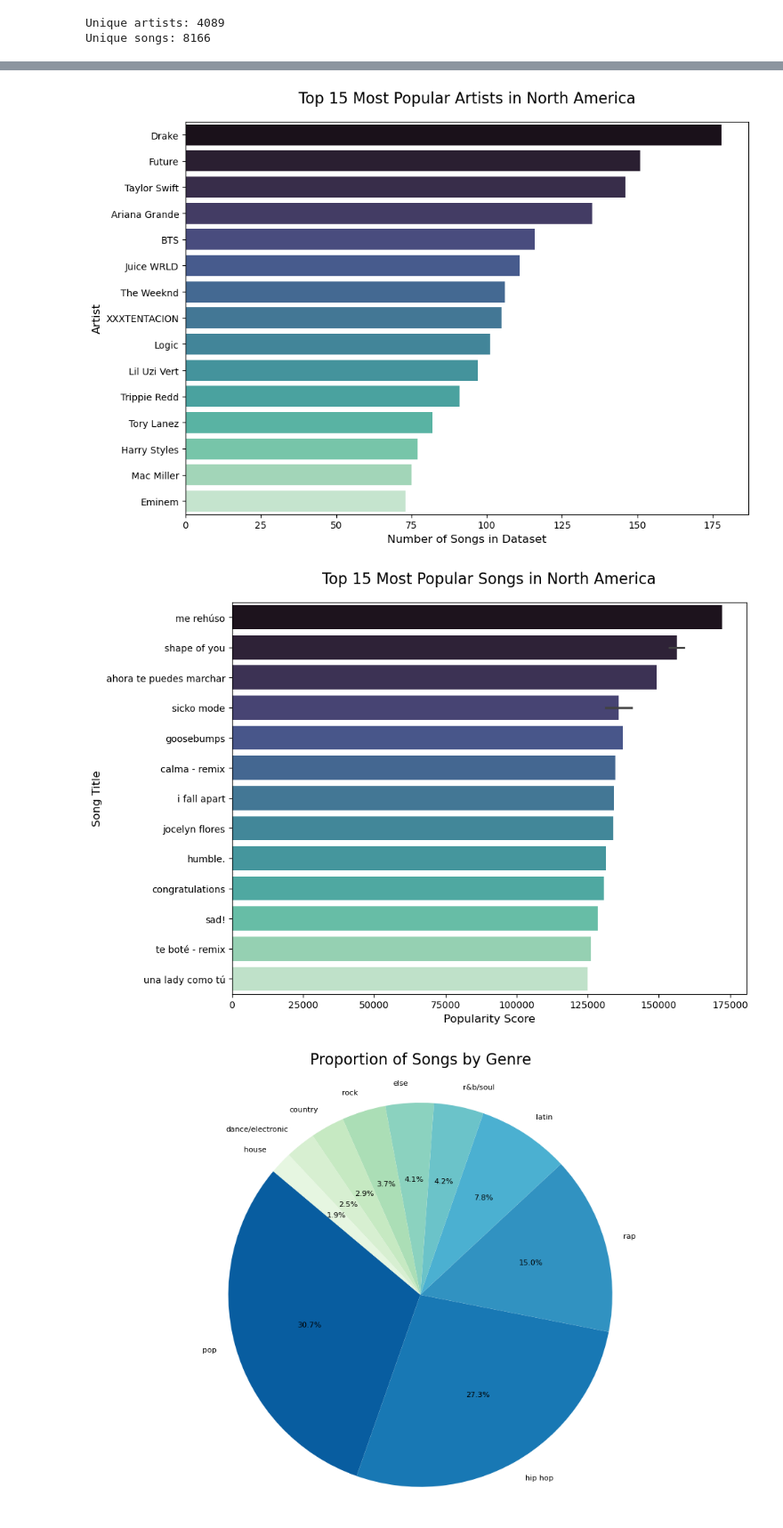
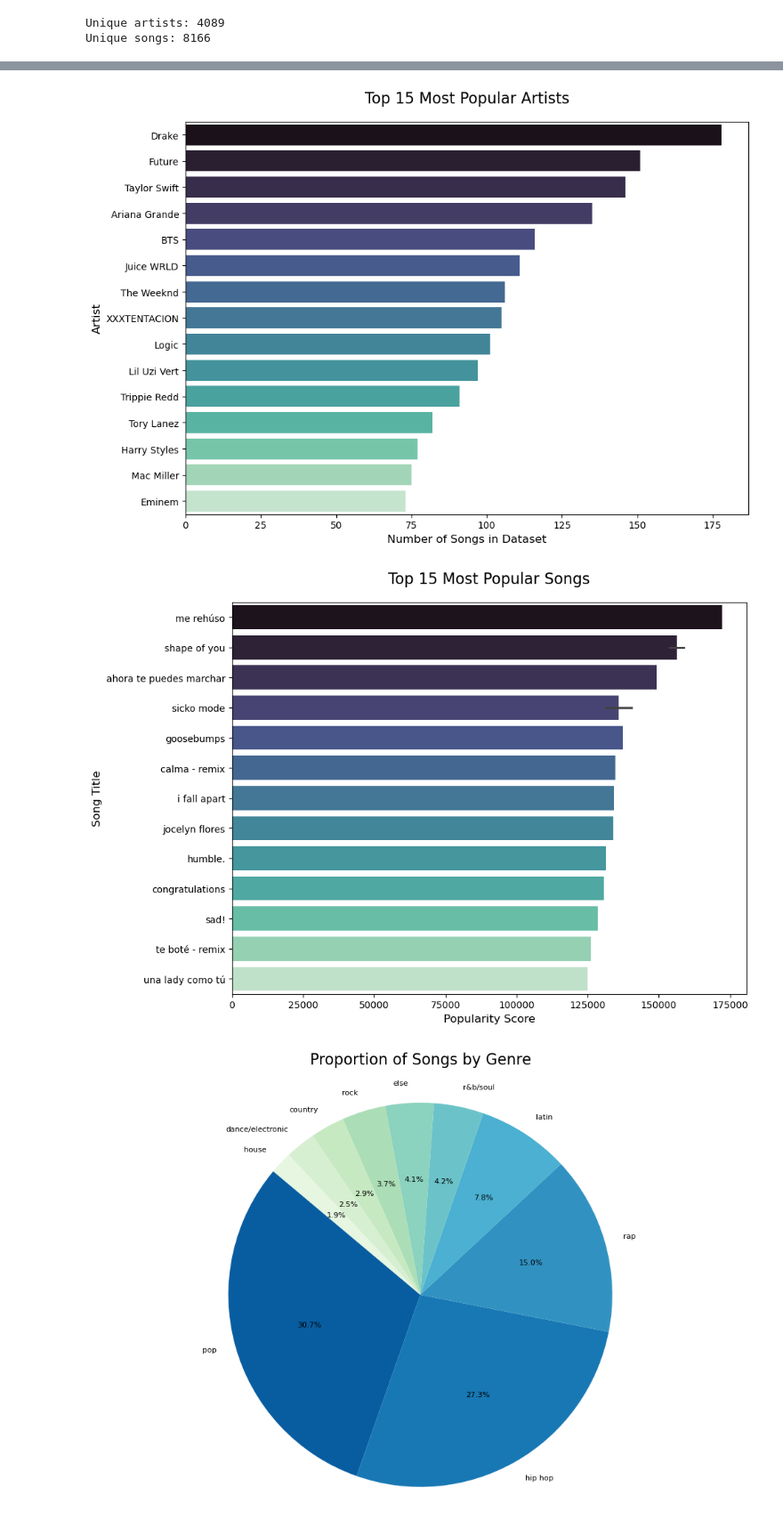
Before and after one commit to nathanbrz/Music_Analytics_and_Recommendation, a Jupyter notebook: code/EDA.ipynb, the cells around one changed output, grey strips where cells are left out. Shown at 89% size. Drawn from its saved outputs; the diff is of its cells as text; code cells hidden in the pictures.

```diff
--- a/code/EDA.ipynb
+++ b/code/EDA.ipynb
@@ -238,31 +238,31 @@ numerical_df.describe().show()
 # %%
 # Plot top 15 most popular Artists by song count
 import matplotlib.pyplot as plt
 import seaborn as sns
 
 # Count the occurrences of each artist
 artist_counts = (
     transformed_df.groupBy("Artist")
     .count()
     .orderBy(col("count").desc())  # Sort in descending order
     .limit(15)  # Select the top 15 artists
     .toPandas()  # Convert to Pandas for visualization
 )
 
 # Plot the data
 plt.figure(figsize=(10, 7))
 sns.barplot(data=artist_counts, x="count", y="Artist", hue="Artist", legend = False, palette='mako')
 
 # Customize the plot
-plt.title("Top 15 Most Popular Artists in North America", fontsize=16, pad=20)
+plt.title("Top 15 Most Popular Artists", fontsize=16, pad=20)
 plt.xlabel("Number of Songs in Dataset", fontsize=12)
 plt.ylabel("Artist", fontsize=12)
 plt.tight_layout()
 
 # Show the plot
 plt.show()
 # %% [output]
-[figure, old version]
+[figure, new version]
 # %%
 # Plot top 15 most popular songs by Popularity
 popular_songs = (
@@ -277,7 +277,7 @@ plt.figure(figsize=(10, 7))
 sns.barplot(data=popular_songs, x="Popularity", y="Title", hue="Title", legend = False, palette='mako')
 
 # Customize the plot
-plt.title("Top 15 Most Popular Songs in North America", fontsize=16, pad=20)
+plt.title("Top 15 Most Popular Songs", fontsize=16, pad=20)
 plt.xlabel("Popularity Score", fontsize=12)
 plt.ylabel("Song Title", fontsize=12)
 plt.tight_layout()
@@ -285,7 +285,7 @@ plt.tight_layout()
 # Show the plot
 plt.show()
 # %% [output]
-[figure, old version]
+[figure, new version]
 # %%
 # Plot top 10 Most Frequent Genres
 #  Group data by Genre and count the number of songs per genre
```
Also changed, not shown: parts of 4 cells of this notebook.
